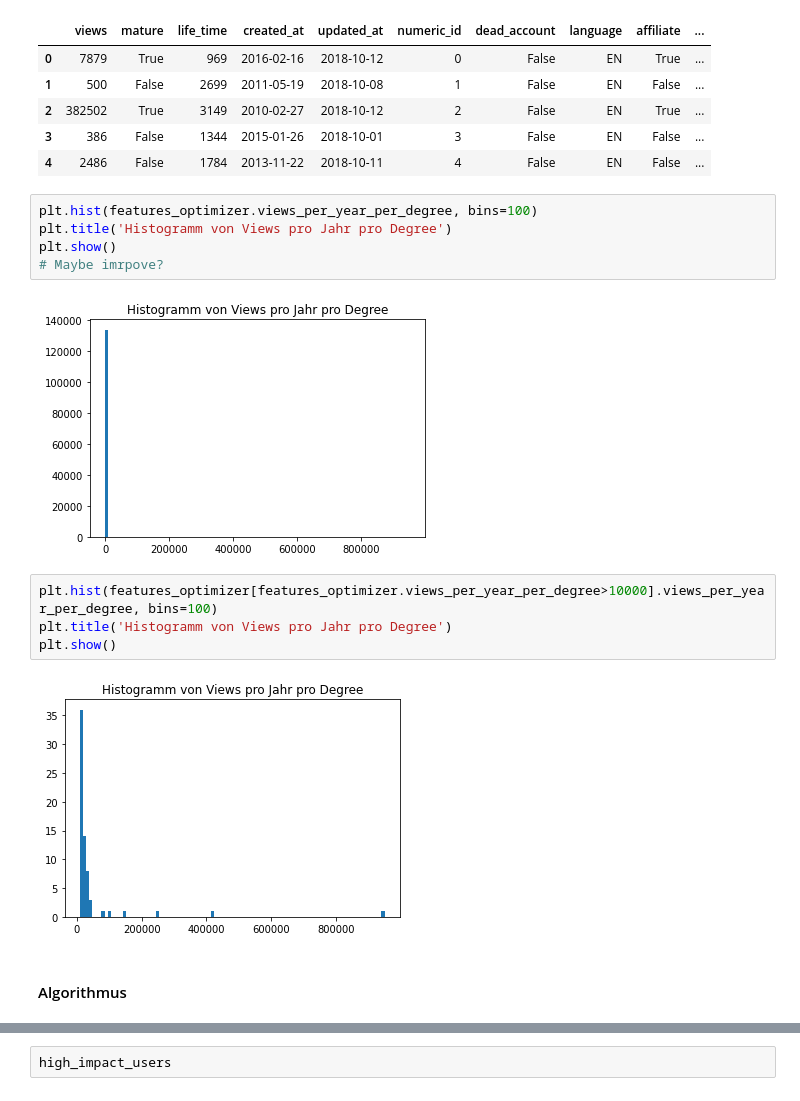
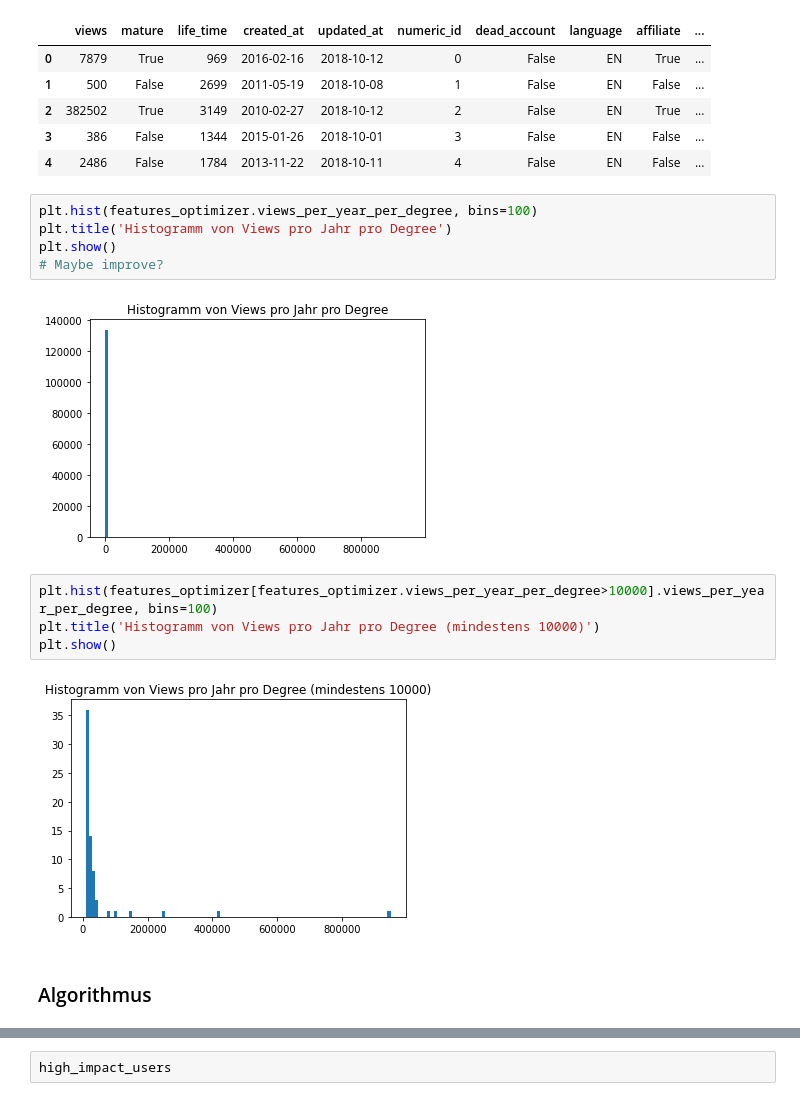
Before and after one commit to kenfus/SAN, a Jupyter notebook: main.ipynb, the cells around one changed output, grey strips where cells are left out. Cells and saved outputs as stored; diff of their text form.

```diff
--- a/main.ipynb
+++ b/main.ipynb
@@ -501,17 +511,17 @@ features_optimizer.head(5)
 plt.hist(features_optimizer.views_per_year_per_degree, bins=100)
 plt.title('Histogramm von Views pro Jahr pro Degree')
 plt.show()
-# Maybe imrpove?
+# Maybe improve?
 # %% [output]
 [figure]
 # %%
 plt.hist(features_optimizer[features_optimizer.views_per_year_per_degree>10000].views_per_year_per_degree, bins=100)
-plt.title('Histogramm von Views pro Jahr pro Degree')
+plt.title('Histogramm von Views pro Jahr pro Degree (mindestens 10000)')
 plt.show()
 # %% [output]
-[figure, old version]
+[figure, new version]
 # %% [markdown]
-#### Algorithmus
+### Algorithmus
 # %%
 def maximize_views_per_year_per_degree_without_overlap(features, G, max_users, verlangte_reichweite):
     """
```
Also changed, not shown: parts of 60 cells of this notebook.
